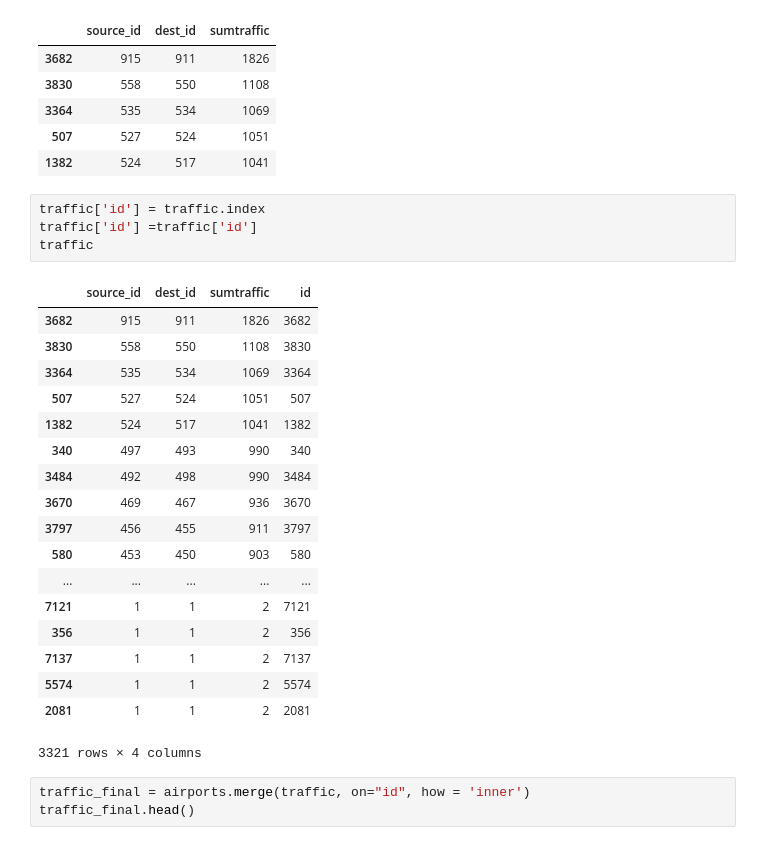
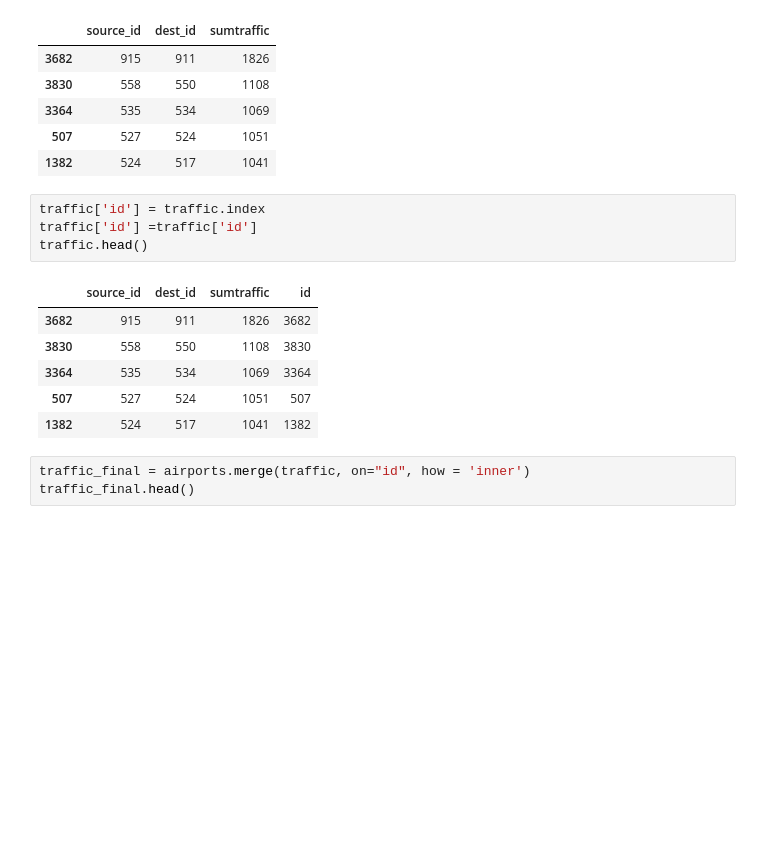
Before and after one commit to Rhizome23/aircraft-project, a Jupyter notebook: airport_number_routes.ipynb, the cells around one changed output. Drawn from its saved outputs; the diff is of its cells as text; blank space fills up the shorter version.

```diff
--- a/airport_number_routes.ipynb
+++ b/airport_number_routes.ipynb
@@ -53,26 +53,14 @@ traffic.head()
 # %%
 traffic['id'] = traffic.index
 traffic['id'] =traffic['id']
-traffic
+traffic.head()
 # %% [output]
 |  | source_id | dest_id | sumtraffic | id |
 | 3682 | 915 | 911 | 1826 | 3682 |
 | 3830 | 558 | 550 | 1108 | 3830 |
 | 3364 | 535 | 534 | 1069 | 3364 |
 | 507 | 527 | 524 | 1051 | 507 |
 | 1382 | 524 | 517 | 1041 | 1382 |
-| 340 | 497 | 493 | 990 | 340 |
-| 3484 | 492 | 498 | 990 | 3484 |
-| 3670 | 469 | 467 | 936 | 3670 |
-| 3797 | 456 | 455 | 911 | 3797 |
-| 580 | 453 | 450 | 903 | 580 |
-| ... | ... | ... | ... | ... |
-| 7121 | 1 | 1 | 2 | 7121 |
-| 356 | 1 | 1 | 2 | 356 |
-| 7137 | 1 | 1 | 2 | 7137 |
-| 5574 | 1 | 1 | 2 | 5574 |
-| 2081 | 1 | 1 | 2 | 2081 |
-3321 rows × 4 columns
 # %%
 traffic_final = airports.merge(traffic, on="id", how = 'inner')
 traffic_final.head()
```
Also changed, not shown: parts of 4 cells of this notebook.
